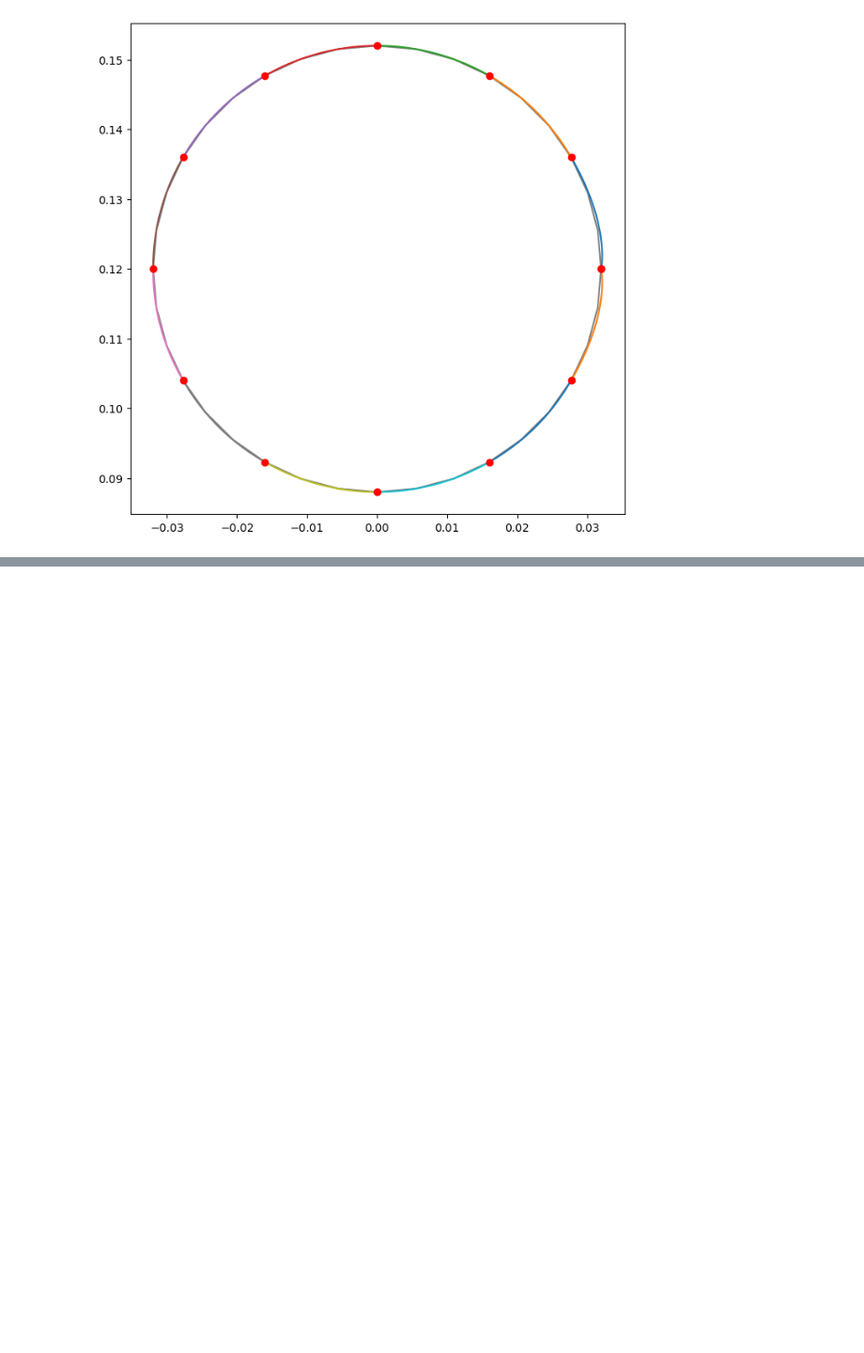
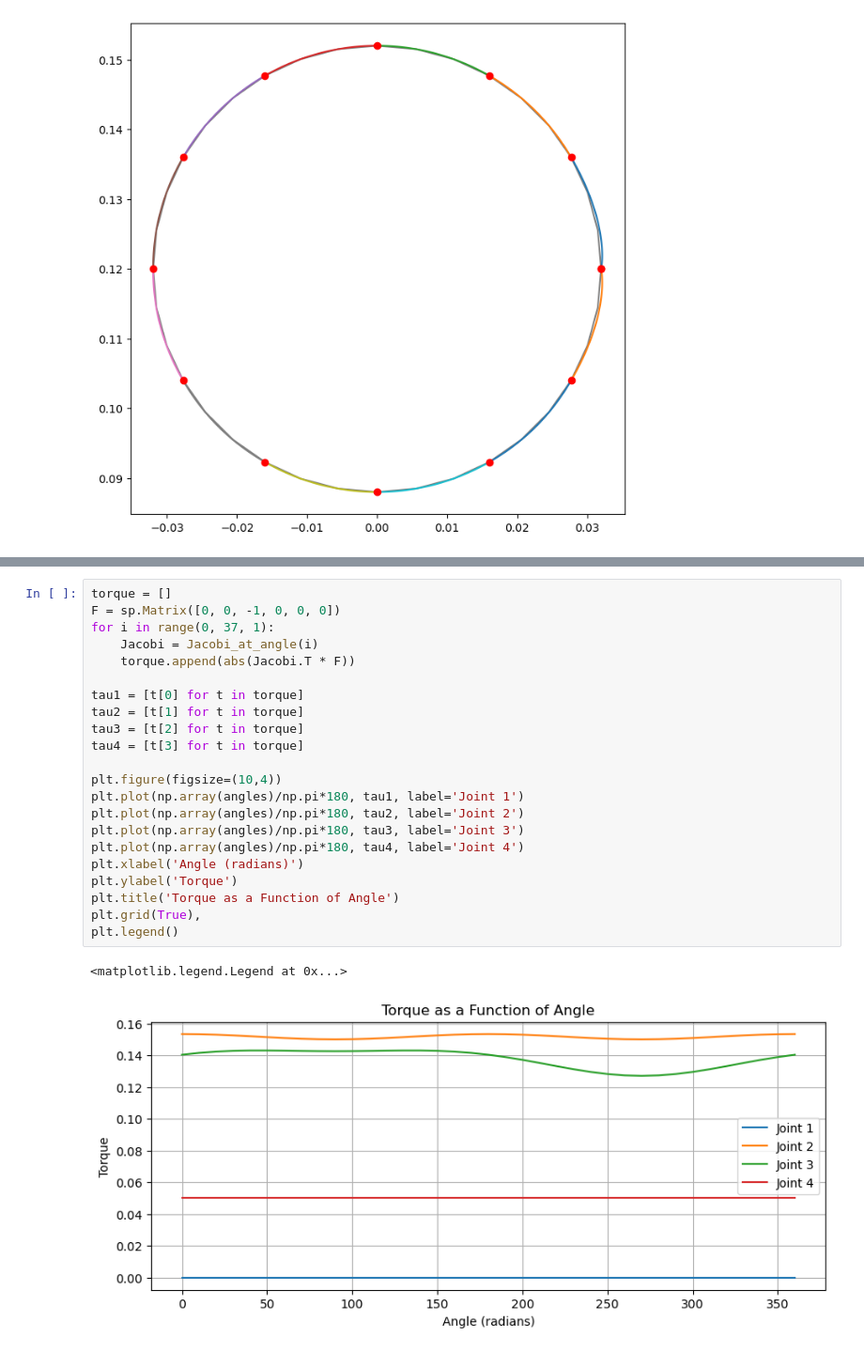
Before and after one commit to VictorLier/Robotics, a Jupyter notebook: Assignment/teori.ipynb, the cells around one changed output, grey strips where cells are left out. Shown at 94% size. Cells and saved outputs as stored; diff of their text form; blank space fills up the shorter version.

```diff
--- a/Assignment/teori.ipynb
+++ b/Assignment/teori.ipynb
@@ -429,3 +428,28 @@ plt.xticks(np.arange(0, 361, 30))
 plt.show()
 # %% [output]
 [figure]
+# %%
+torque = []
+F = sp.Matrix([0, 0, -1, 0, 0, 0])
+for i in range(0, 37, 1):
+    Jacobi = Jacobi_at_angle(i)
+    torque.append(abs(Jacobi.T * F))
+
+tau1 = [t[0] for t in torque]
+tau2 = [t[1] for t in torque]
+tau3 = [t[2] for t in torque]
+tau4 = [t[3] for t in torque]
+
+plt.figure(figsize=(10,4))
+plt.plot(np.array(angles)/np.pi*180, tau1, label='Joint 1')
+plt.plot(np.array(angles)/np.pi*180, tau2, label='Joint 2')
+plt.plot(np.array(angles)/np.pi*180, tau3, label='Joint 3')
+plt.plot(np.array(angles)/np.pi*180, tau4, label='Joint 4')
+plt.xlabel('Angle (radians)')
+plt.ylabel('Torque')
+plt.title('Torque as a Function of Angle')
+plt.grid(True),
+plt.legend()
+# %% [output]
+<matplotlib.legend.Legend at 0x...>
+[figure, added]
```
Also changed, not shown: parts of 1 cell of this notebook.
